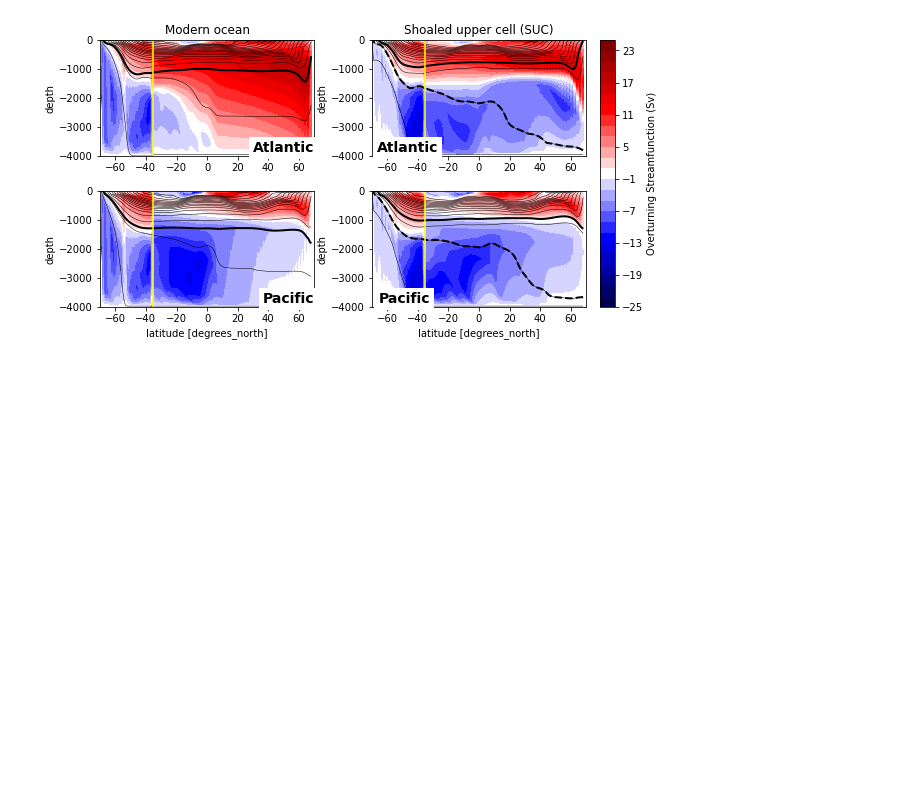
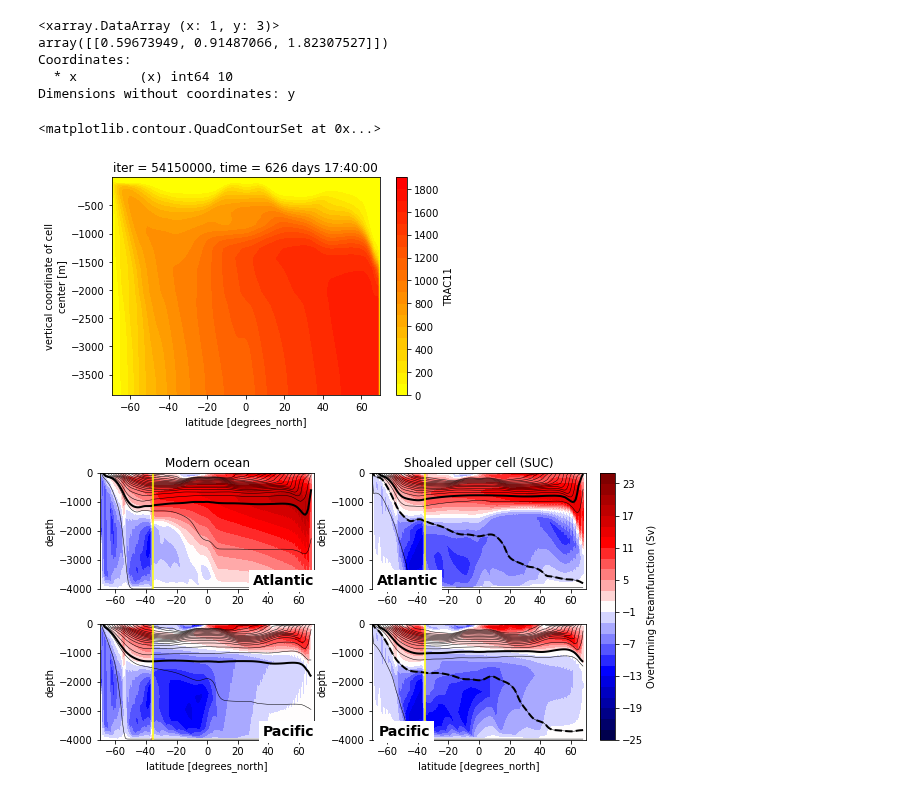
Before and after one commit to anthony-meza/test_age_framework, a Jupyter notebook: LGM.ipynb, the cells around one changed output. Cells and saved outputs as stored; diff of their text form; code cells hidden in the pictures; blank space fills up the shorter version.

```diff
--- a/LGM.ipynb
+++ b/LGM.ipynb
@@ -50,3 +72,11 @@ grid2 = xgcm.Grid(dsLGM5000, periodic=['X'])
+# %%
+data[:-1]
+# %% [output]
+<xarray.DataArray (x: 1, y: 3)>
+array([[0.59673949, 0.91487066, 1.82307527]])
+Coordinates:
+  * x        (x) int64 10
+Dimensions without coordinates: y
 # %%
 #Find the mean depth of isopycnals in each basin (modern)
 layers_depth_pac1 = (grid.cumsum((ds50.LaHs1RHO*ds50.dxG).mean('time').where(ds50.XC<140).sum('XC')/ds50.dxG.where(ds50.XC<140).sum('XC'), '1RHO',
@@ -110,6 +140,15 @@ Eul_pac_LGM=OT_pac_LGM.load()
 Eul_pac_LGM[0:-1,:]=(OT_pac_LGM[0:-1,:]+gm_pac_LGM).rolling(YG=2).mean().load()
 Eul_atl_LGM[:,0:35]=Eul_tot_LGM[:,0:35].load()
 Eul_pac_LGM[:,0:35]=Eul_tot_LGM[:,0:35].load()
+# %%
+wVel=ds50.WVEL[0,:,:,:].mean('XC')
+#wVel.plot.contourf(levels=np.arange(-0.5e-5,0.5e-5,0.01e-5))
+age=ds500.TRAC11[0,:,:,:].mean('XC')/(31104000)
+age_pac=ds500.TRAC11[0,:,:,0:139].mean('XC')/(31104000)
+age_pac.plot.contourf(levels=np.arange(0,2000,100),cmap=plt.cm.autumn.reversed(),extend='neither')
+# %% [output]
+<matplotlib.contour.QuadContourSet at 0x...>
+[figure, added]
 # %%
 #Plot figure 2
 fig = plt.figure(figsize=(10,7))
```
Also changed, not shown: parts of 8 cells of this notebook.
